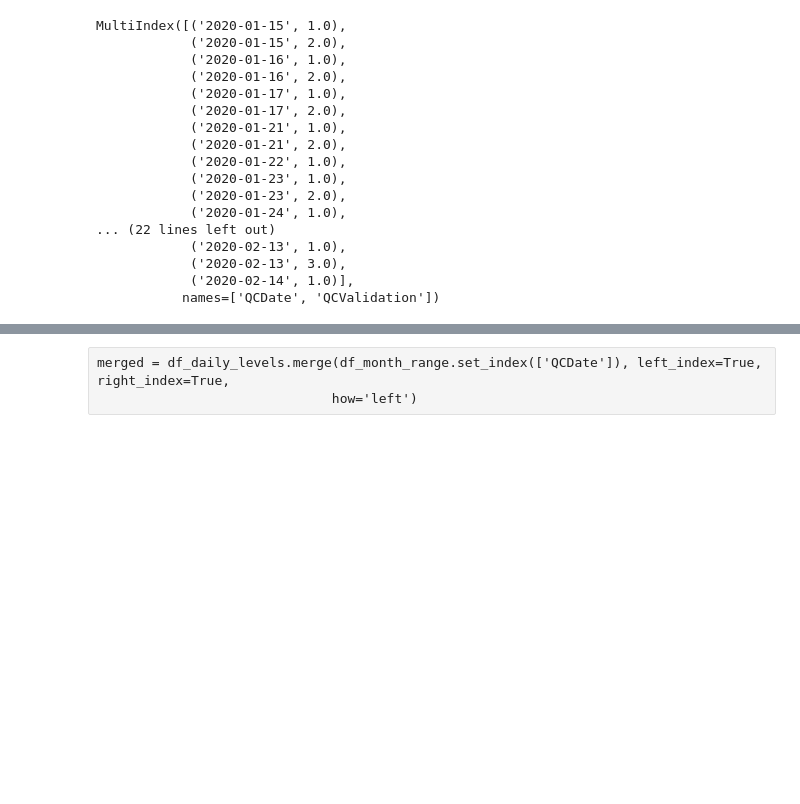
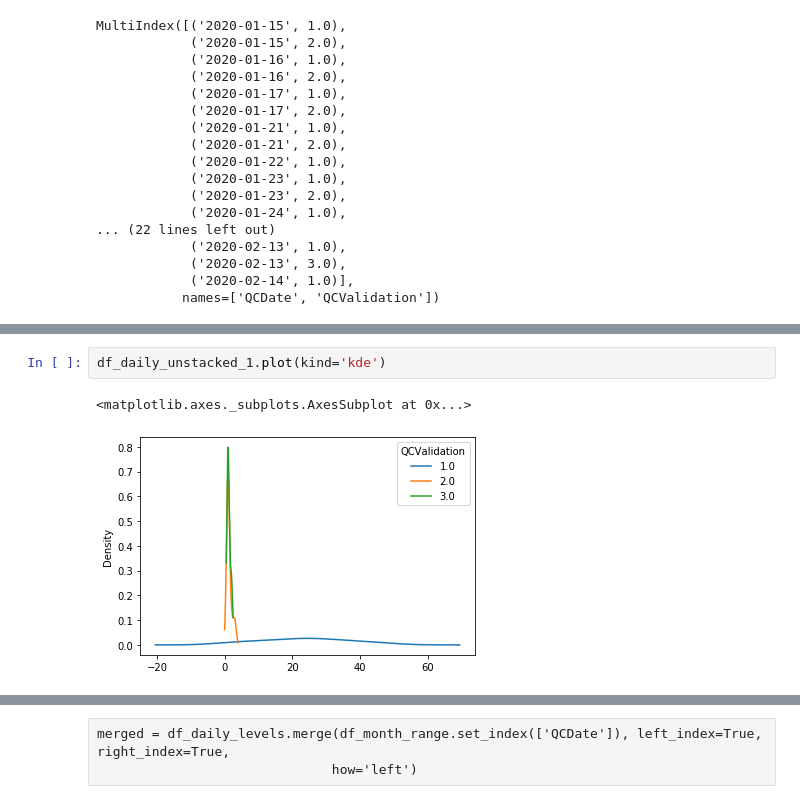
Before and after one commit to sownthunder/Data-Developer-Droolkit, a Jupyter notebook: AGILENT/METRICS/QCMetrics_FINALE.ipynb, the cells around one changed output, grey strips where cells are left out. Cells and saved outputs as stored; diff of their text form; blank space fills up the shorter version.

```diff
--- a/AGILENT/METRICS/QCMetrics_FINALE.ipynb
+++ b/AGILENT/METRICS/QCMetrics_FINALE.ipynb
@@ -632,0 +802,5 @@ MultiIndex([('2020-01-15', 1.0),
+# %%
+df_daily_unstacked_1.plot(kind='kde')
+# %% [output]
+<matplotlib.axes._subplots.AxesSubplot at 0x...>
+[figure, added]
```
Also changed, not shown: parts of 76 cells of this notebook, 18 other files.
